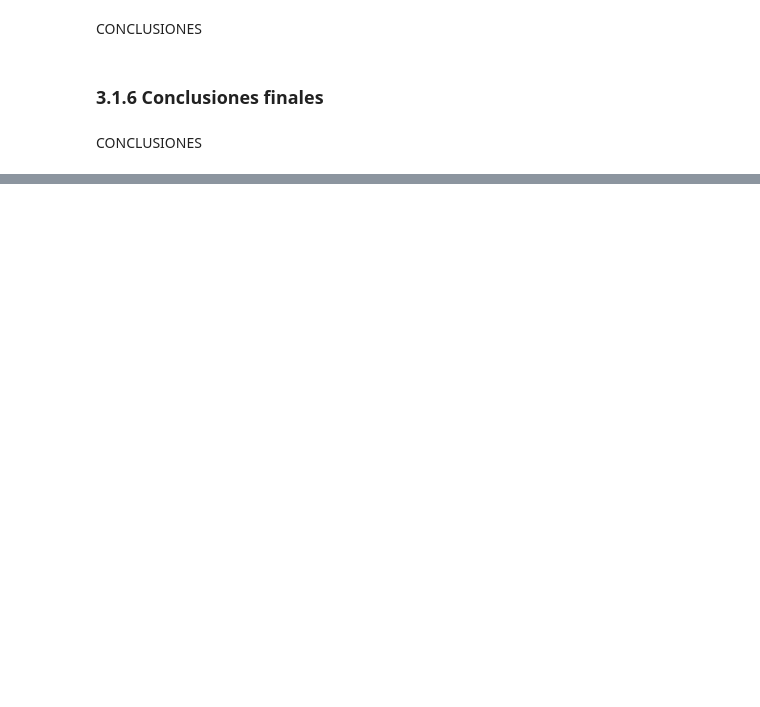
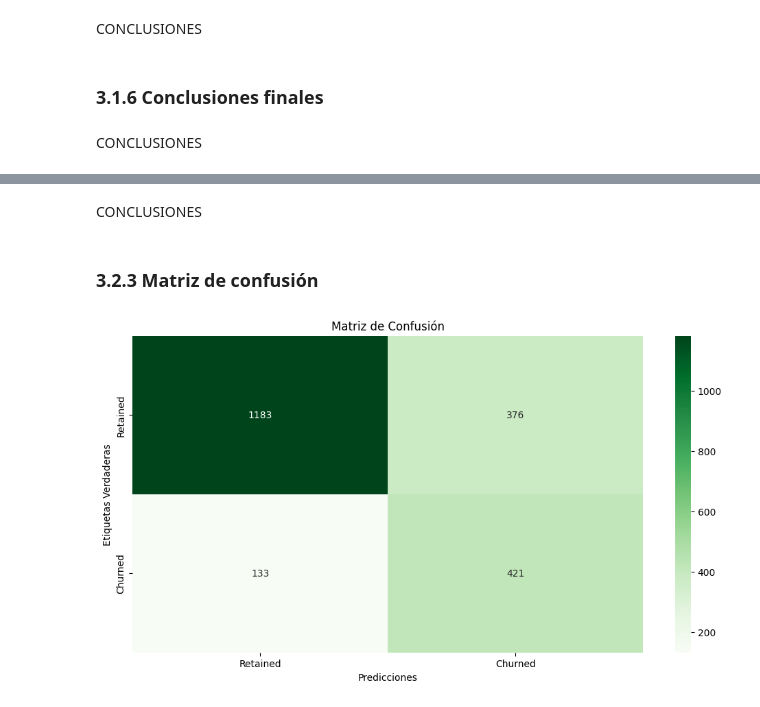
Before and after one commit to angelfergar/ChurnRetention-SP, a Jupyter notebook: notebooks/Model_Training.ipynb, the cells around one changed output, grey strips where cells are left out. Drawn from its saved outputs; the diff is of its cells as text; code cells hidden in the pictures; blank space fills up the shorter version.

```diff
--- a/notebooks/Model_Training.ipynb
+++ b/notebooks/Model_Training.ipynb
@@ -283,0 +285,3 @@ CONCLUSIONES
+# %%
+# Entrenamos el modelo y obtenemos predicciones
+y_pred_dt = train_and_features(dt_model, X_train_smote, X_test, y_train_smote, y_test)
@@ -283,0 +316,9 @@ CONCLUSIONES
+# %% [markdown]
+CONCLUSIONES
+# %% [markdown]
+### 3.2.3 Matriz de confusión
+# %%
+# Matriz de confusión
+show_conf_matrix(y_test, y_pred_dt)
+# %% [output]
+[figure, added]
```
Also changed, not shown: parts of 108 cells of this notebook.
